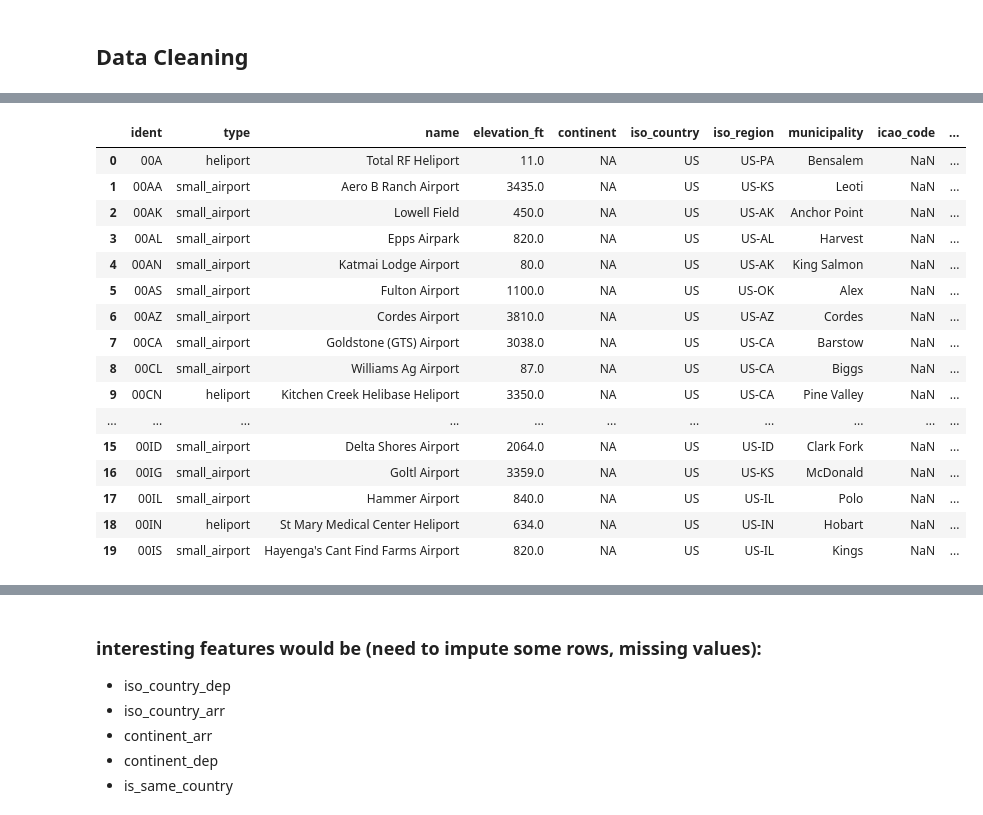
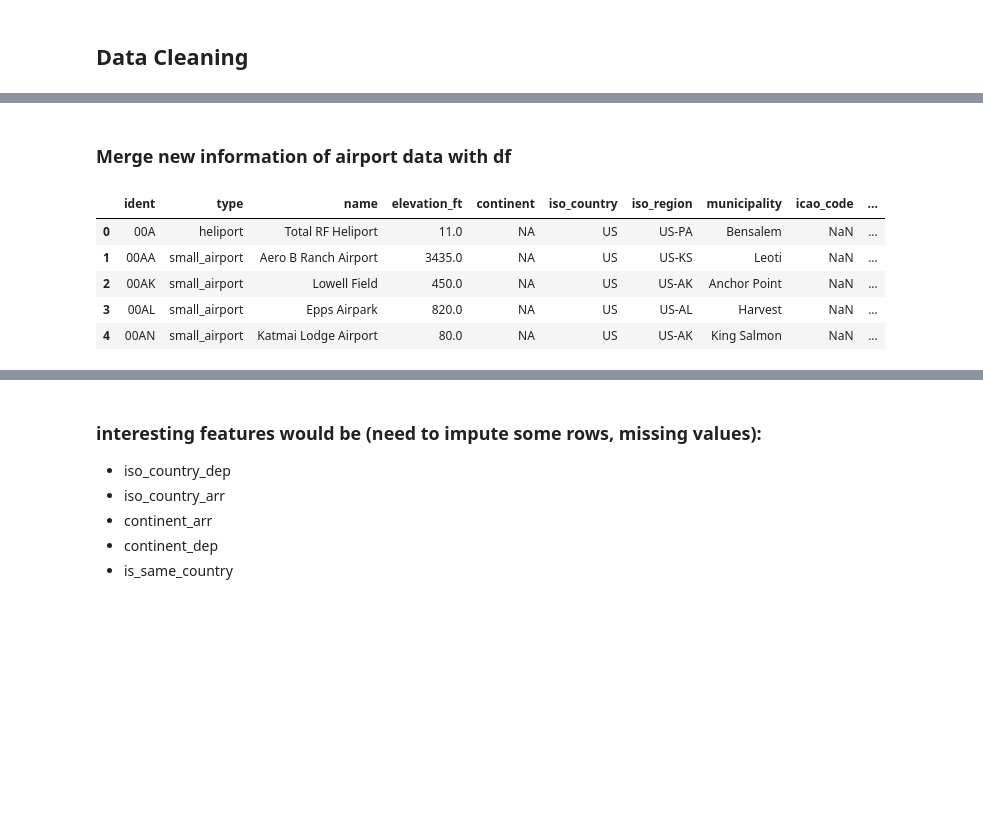
Before and after one commit to marenbor/ml_project_flight_delays, a Jupyter notebook: notebooks/01_Data_cleaning.ipynb, the cells around one changed output, grey strips where cells are left out. Cells and saved outputs as stored; diff of their text form; code cells hidden in the pictures; blank space fills up the shorter version.

```diff
--- a/notebooks/01_Data_cleaning.ipynb
+++ b/notebooks/01_Data_cleaning.ipynb
@@ -69,3 +95,5 @@ df.head()
+# %% [markdown]
+### Merge new information of airport data with df
 # %%
 # Searched for missing information in airport_data and added to airport_data file
 airport_info = [
@@ -77,45 +105,34 @@ airport_info = [
     {'iata_code': 'JED', 'continent': 'AS', 'iso_country': 'SA', 'type': 'large_airport'},
     {'iata_code': 'KBP', 'continent': 'EU', 'iso_country': 'UA', 'type': 'large_airport'},
     {'iata_code': 'KRR', 'continent': 'EU', 'iso_country': 'RU', 'type': 'large_airport'},
     {'iata_code': 'LED', 'continent': 'EU', 'iso_country': 'RU', 'type': 'large_airport'},
     {'iata_code': 'MED', 'continent': 'AS', 'iso_country': 'SA', 'type': 'medium_airport'},
     {'iata_code': 'SKX', 'continent': 'EU', 'iso_country': 'RU', 'type': 'small_airport'},
     {'iata_code': 'SVO', 'continent': 'EU', 'iso_country': 'RU', 'type': 'large_airport'},
     {'iata_code': 'SXF', 'continent': 'EU', 'iso_country': 'DE', 'type': 'large_airport'},
     {'iata_code': 'VKO', 'continent': 'EU', 'iso_country': 'RU', 'type': 'large_airport'},
     {'iata_code': 'VOG', 'continent': 'EU', 'iso_country': 'RU', 'type': 'medium_airport'}
 ]
 
 # Convert airport_info to DataFrame
 new_info_df = pd.DataFrame(airport_info)
 
 # Update existing rows or append new rows
 for index, row in new_info_df.iterrows():
     iata_code = row['iata_code']
     if iata_code in airport_data['iata_code'].values:
         airport_data.loc[airport_data['iata_code'] == iata_code, ['continent', 'iso_country', 'type']] = row[['continent', 'iso_country', 'type']]
     else:
         airport_data = pd.concat([airport_data, row.to_frame().T], ignore_index=True)
 
-airport_data.head(20)
+airport_data.head()
 # %% [output]
 |  | ident | type | name | elevation_ft | continent | iso_country | iso_region | municipality | icao_code | ... |
 | 0 | 00A | heliport | Total RF Heliport | 11.0 | NA | US | US-PA | Bensalem | NaN | ... |
 | 1 | 00AA | small_airport | Aero B Ranch Airport | 3435.0 | NA | US | US-KS | Leoti | NaN | ... |
 | 2 | 00AK | small_airport | Lowell Field | 450.0 | NA | US | US-AK | Anchor Point | NaN | ... |
 | 3 | 00AL | small_airport | Epps Airpark | 820.0 | NA | US | US-AL | Harvest | NaN | ... |
 | 4 | 00AN | small_airport | Katmai Lodge Airport | 80.0 | NA | US | US-AK | King Salmon | NaN | ... |
-| 5 | 00AS | small_airport | Fulton Airport | 1100.0 | NA | US | US-OK | Alex | NaN | ... |
-| 6 | 00AZ | small_airport | Cordes Airport | 3810.0 | NA | US | US-AZ | Cordes | NaN | ... |
-| 7 | 00CA | small_airport | Goldstone (GTS) Airport | 3038.0 | NA | US | US-CA | Barstow | NaN | ... |
-| 8 | 00CL | small_airport | Williams Ag Airport | 87.0 | NA | US | US-CA | Biggs | NaN | ... |
-| 9 | 00CN | heliport | Kitchen Creek Helibase Heliport | 3350.0 | NA | US | US-CA | Pine Valley | NaN | ... |
-| ... | ... | ... | ... | ... | ... | ... | ... | ... | ... | ... |
-| 15 | 00ID | small_airport | Delta Shores Airport | 2064.0 | NA | US | US-ID | Clark Fork | NaN | ... |
-| 16 | 00IG | small_airport | Goltl Airport | 3359.0 | NA | US | US-KS | McDonald | NaN | ... |
-| 17 | 00IL | small_airport | Hammer Airport | 840.0 | NA | US | US-IL | Polo | NaN | ... |
-| 18 | 00IN | heliport | St Mary Medical Center Heliport | 634.0 | NA | US | US-IN | Hobart | NaN | ... |
-| 19 | 00IS | small_airport | Hayenga's Cant Find Farms Airport | 820.0 | NA | US | US-IL | Kings | NaN | ... |
 # %%
 #select interesting columns from airport_data
 airport_data = airport_data[['continent', 'iso_country', 'type', 'iata_code']]
```
Also changed, not shown: parts of 36 cells of this notebook, 22 other files.
